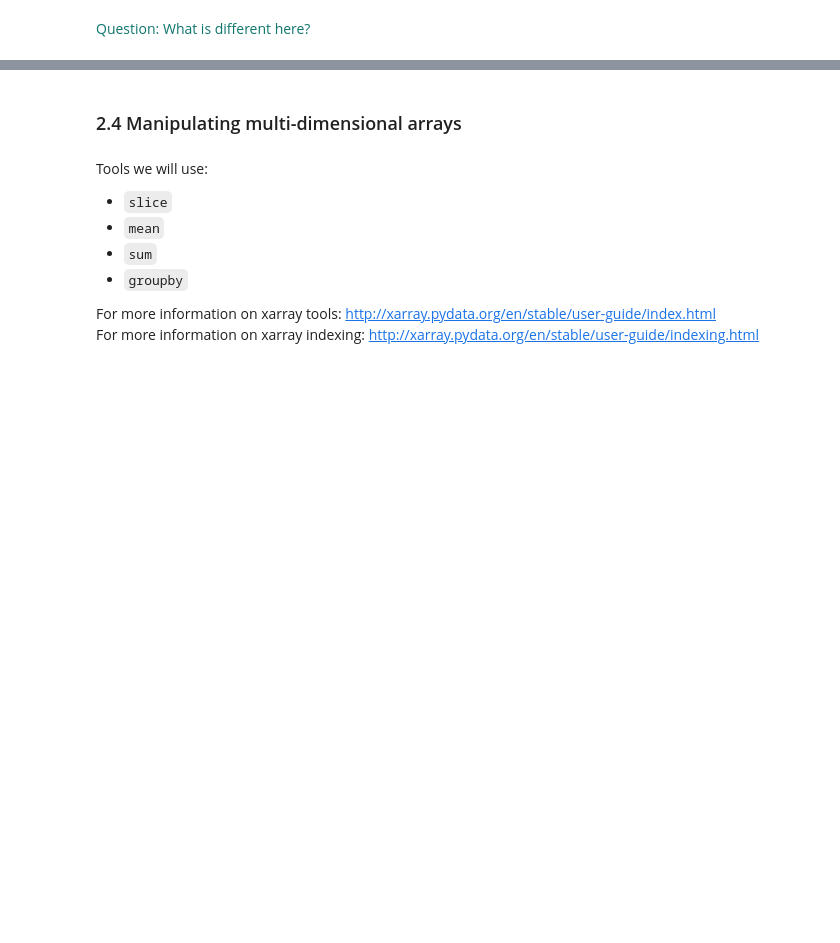
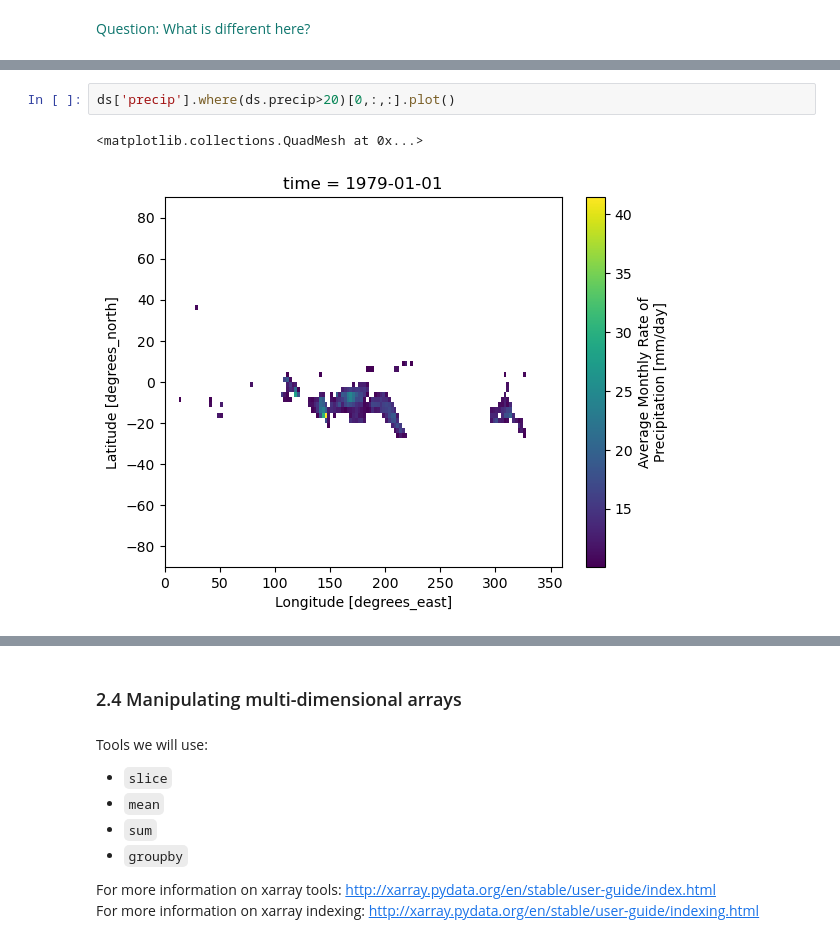
Before and after one commit to vikasnataraja/python_bootcamp_for_earth_science, a Jupyter notebook: Day_4_Science_Packages_Pt2/Lecture_1_xarray_2/D4_Lesson_1.ipynb, the cells around one changed output, grey strips where cells are left out. Drawn from its saved outputs; the diff is of its cells as text; blank space fills up the shorter version.

```diff
--- a/Day_4_Science_Packages_Pt2/Lecture_1_xarray_2/D4_Lesson_1.ipynb
+++ b/Day_4_Science_Packages_Pt2/Lecture_1_xarray_2/D4_Lesson_1.ipynb
@@ -84,0 +181,5 @@ ds['precip'].where((ds.lat>10) & (ds.lon<90), drop=True) # approach 2
+# %%
+ds['precip'].where(ds.precip>20)[0,:,:].plot()
+# %% [output]
+<matplotlib.collections.QuadMesh at 0x...>
+[figure, added]
```
Also changed, not shown: parts of 41 cells of this notebook.
